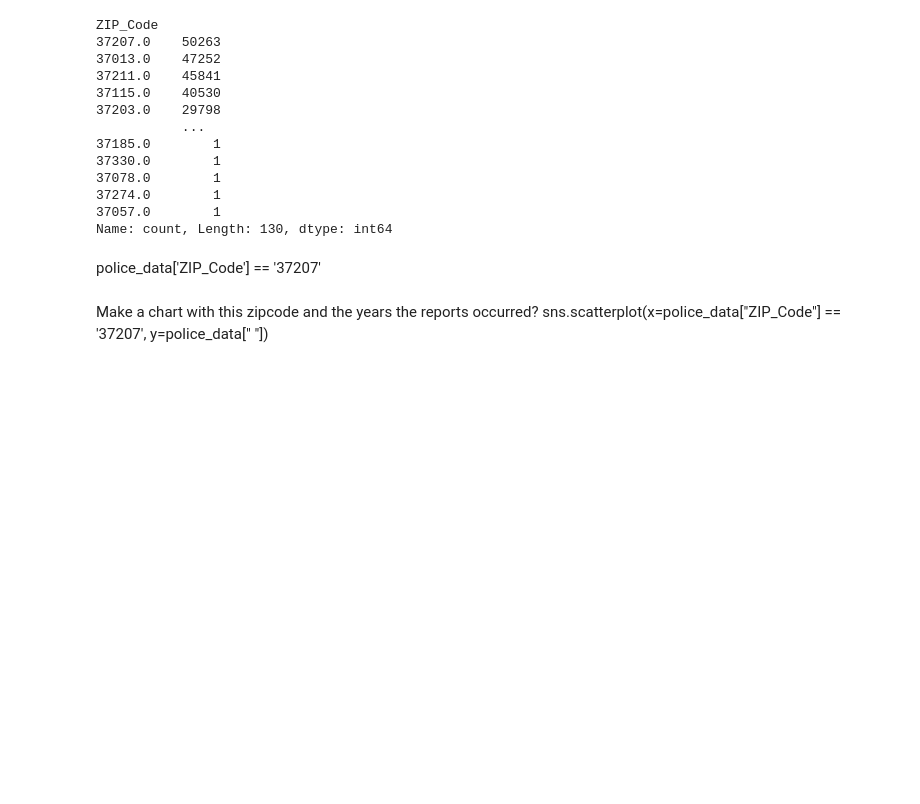
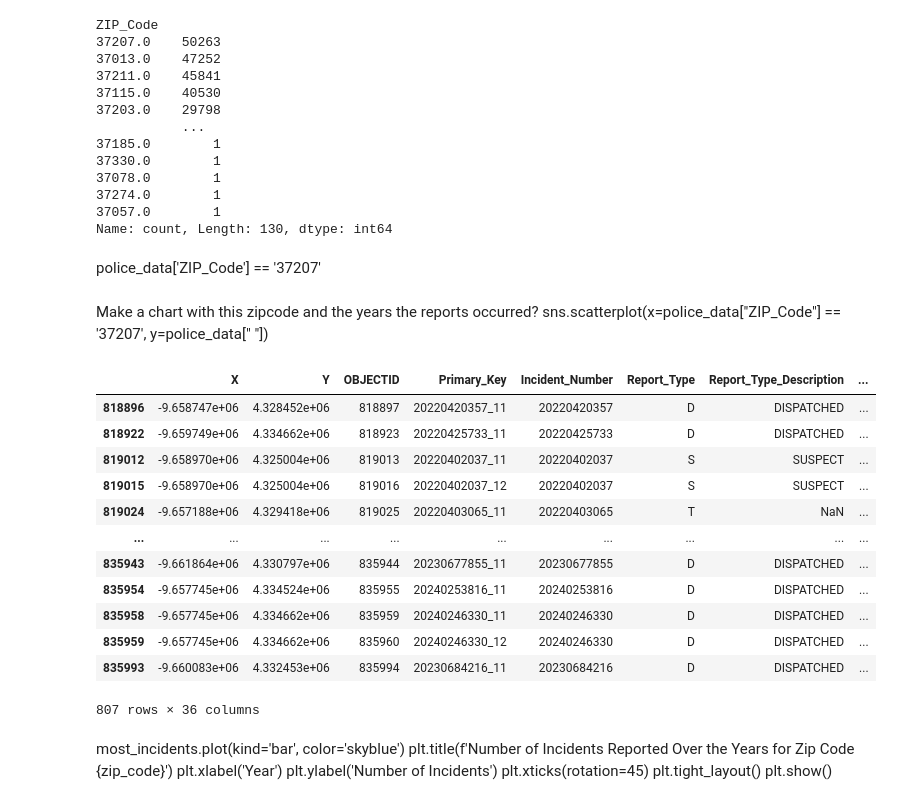
Before and after one commit to ericahen/capstone-da12, a Jupyter notebook: notebooks/police_data_eda.ipynb, the cells around one changed output. Saved outputs shown, nothing was run; the diff lists cells and outputs as text; code cells hidden in the pictures; blank space fills up the shorter version.

```diff
--- a/notebooks/police_data_eda.ipynb
+++ b/notebooks/police_data_eda.ipynb
@@ -144,3 +144,28 @@ police_data['ZIP_Code'] == '37207'
 # %% [markdown]
 Make a chart with this zipcode and the years the reports occurred?
 sns.scatterplot(x=police_data["ZIP_Code"] == '37207', y=police_data[" "])
+# %%
+most_incidents = police_data[police_data['ZIP_Code'] == '37207']
+most_incidents
+# %% [output]
+|  | X | Y | OBJECTID | Primary_Key | Incident_Number | Report_Type | Report_Type_Description | ... |
+| 818896 | -9.658747e+06 | 4.328452e+06 | 818897 | 20220420357_11 | 20220420357 | D | DISPATCHED | ... |
+| 818922 | -9.659749e+06 | 4.334662e+06 | 818923 | 20220425733_11 | 20220425733 | D | DISPATCHED | ... |
+| 819012 | -9.658970e+06 | 4.325004e+06 | 819013 | 20220402037_11 | 20220402037 | S | SUSPECT | ... |
+| 819015 | -9.658970e+06 | 4.325004e+06 | 819016 | 20220402037_12 | 20220402037 | S | SUSPECT | ... |
+| 819024 | -9.657188e+06 | 4.329418e+06 | 819025 | 20220403065_11 | 20220403065 | T | NaN | ... |
+| ... | ... | ... | ... | ... | ... | ... | ... | ... |
+| 835943 | -9.661864e+06 | 4.330797e+06 | 835944 | 20230677855_11 | 20230677855 | D | DISPATCHED | ... |
+| 835954 | -9.657745e+06 | 4.334524e+06 | 835955 | 20240253816_11 | 20240253816 | D | DISPATCHED | ... |
+| 835958 | -9.657745e+06 | 4.334662e+06 | 835959 | 20240246330_11 | 20240246330 | D | DISPATCHED | ... |
+| 835959 | -9.657745e+06 | 4.334662e+06 | 835960 | 20240246330_12 | 20240246330 | D | DISPATCHED | ... |
+| 835993 | -9.660083e+06 | 4.332453e+06 | 835994 | 20230684216_11 | 20230684216 | D | DISPATCHED | ... |
+807 rows × 36 columns
+# %% [markdown]
+most_incidents.plot(kind='bar', color='skyblue')
+plt.title(f'Number of Incidents Reported Over the Years for Zip Code {zip_code}')
+plt.xlabel('Year')
+plt.ylabel('Number of Incidents')
+plt.xticks(rotation=45)
+plt.tight_layout()
+plt.show()
```
Also changed, not shown: parts of 8 cells of this notebook.
